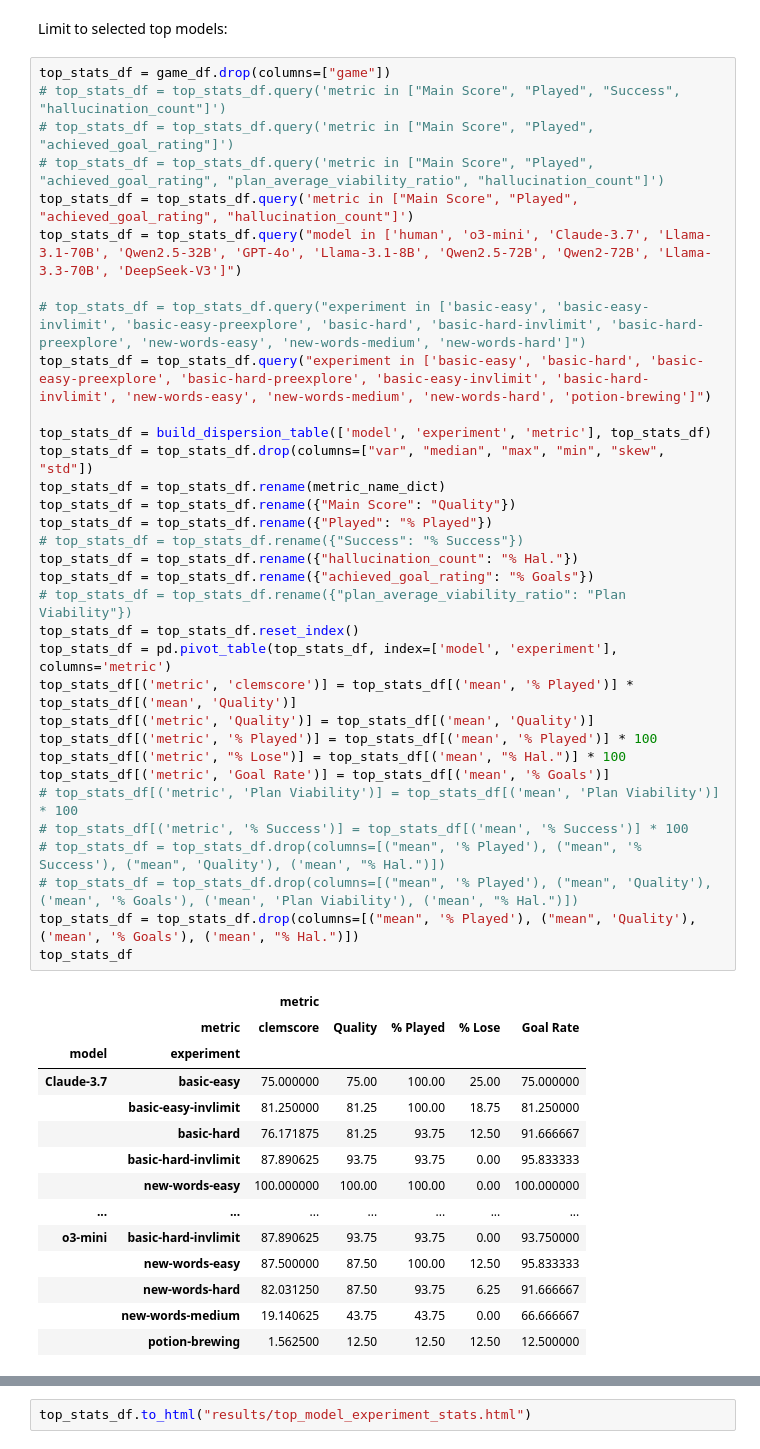
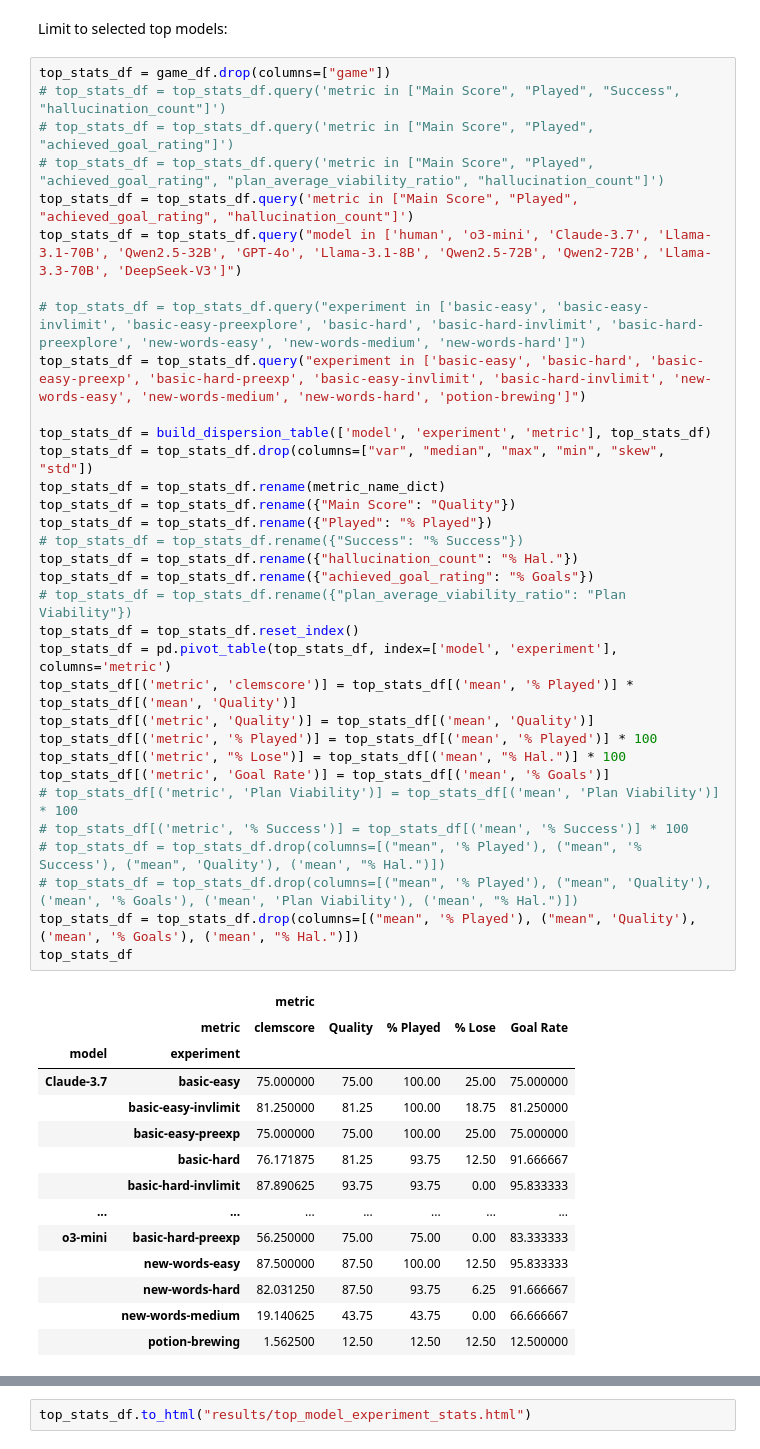
Before and after one commit to jmccardle/AdventureClemGame, a Jupyter notebook: adventuregame_eval_2_3.ipynb, the cells around one changed output, grey strips where cells are left out. Saved outputs shown, nothing was run; the diff lists cells and outputs as text.

```diff
--- a/adventuregame_eval_2_3.ipynb
+++ b/adventuregame_eval_2_3.ipynb
@@ -978,41 +1081,41 @@ top_stats_df = top_stats_df.query('metric in ["Main Score", "Played", "achieved_
 top_stats_df = top_stats_df.query("model in ['human', 'o3-mini', 'Claude-3.7', 'Llama-3.1-70B', 'Qwen2.5-32B', 'GPT-4o', 'Llama-3.1-8B', 'Qwen2.5-72B', 'Qwen2-72B', 'Llama-3.3-70B', 'DeepSeek-V3']")
 
 # top_stats_df = top_stats_df.query("experiment in ['basic-easy', 'basic-easy-invlimit', 'basic-easy-preexplore', 'basic-hard', 'basic-hard-invlimit', 'basic-hard-preexplore', 'new-words-easy', 'new-words-medium', 'new-words-hard']")
-top_stats_df = top_stats_df.query("experiment in ['basic-easy', 'basic-hard', 'basic-easy-preexplore', 'basic-hard-preexplore', 'basic-easy-invlimit', 'basic-hard-invlimit', 'new-words-easy', 'new-words-medium', 'new-words-hard', 'potion-brewing']")
+top_stats_df = top_stats_df.query("experiment in ['basic-easy', 'basic-hard', 'basic-easy-preexp', 'basic-hard-preexp', 'basic-easy-invlimit', 'basic-hard-invlimit', 'new-words-easy', 'new-words-medium', 'new-words-hard', 'potion-brewing']")
 
 top_stats_df = build_dispersion_table(['model', 'experiment', 'metric'], top_stats_df)
 top_stats_df = top_stats_df.drop(columns=["var", "median", "max", "min", "skew", "std"])
 top_stats_df = top_stats_df.rename(metric_name_dict)
 top_stats_df = top_stats_df.rename({"Main Score": "Quality"})
 top_stats_df = top_stats_df.rename({"Played": "% Played"})
 # top_stats_df = top_stats_df.rename({"Success": "% Success"})
 top_stats_df = top_stats_df.rename({"hallucination_count": "% Hal."})
 top_stats_df = top_stats_df.rename({"achieved_goal_rating": "% Goals"})
 # top_stats_df = top_stats_df.rename({"plan_average_viability_ratio": "Plan Viability"})
 top_stats_df = top_stats_df.reset_index()
 top_stats_df = pd.pivot_table(top_stats_df, index=['model', 'experiment'], columns='metric')
 top_stats_df[('metric', 'clemscore')] = top_stats_df[('mean', '% Played')] * top_stats_df[('mean', 'Quality')]
 top_stats_df[('metric', 'Quality')] = top_stats_df[('mean', 'Quality')]
 top_stats_df[('metric', '% Played')] = top_stats_df[('mean', '% Played')] * 100
 top_stats_df[('metric', "% Lose")] = top_stats_df[('mean', "% Hal.")] * 100
 top_stats_df[('metric', 'Goal Rate')] = top_stats_df[('mean', '% Goals')]
 # top_stats_df[('metric', 'Plan Viability')] = top_stats_df[('mean', 'Plan Viability')] * 100
 # top_stats_df[('metric', '% Success')] = top_stats_df[('mean', '% Success')] * 100
 # top_stats_df = top_stats_df.drop(columns=[("mean", '% Played'), ("mean", '% Success'), ("mean", 'Quality'), ('mean', "% Hal.")])
 # top_stats_df = top_stats_df.drop(columns=[("mean", '% Played'), ("mean", 'Quality'), ('mean', '% Goals'), ('mean', 'Plan Viability'), ('mean', "% Hal.")])
 top_stats_df = top_stats_df.drop(columns=[("mean", '% Played'), ("mean", 'Quality'), ('mean', '% Goals'), ('mean', "% Hal.")])
 top_stats_df
 # %% [output]
 |  |  | metric |  |  |  |  |
 |  | metric | clemscore | Quality | % Played | % Lose | Goal Rate |
 | model | experiment |  |  |  |  |  |
 | Claude-3.7 | basic-easy | 75.000000 | 75.00 | 100.00 | 25.00 | 75.000000 |
 |  | basic-easy-invlimit | 81.250000 | 81.25 | 100.00 | 18.75 | 81.250000 |
+|  | basic-easy-preexp | 75.000000 | 75.00 | 100.00 | 25.00 | 75.000000 |
 |  | basic-hard | 76.171875 | 81.25 | 93.75 | 12.50 | 91.666667 |
 |  | basic-hard-invlimit | 87.890625 | 93.75 | 93.75 | 0.00 | 95.833333 |
-|  | new-words-easy | 100.000000 | 100.00 | 100.00 | 0.00 | 100.000000 |
 | ... | ... | ... | ... | ... | ... | ... |
-| o3-mini | basic-hard-invlimit | 87.890625 | 93.75 | 93.75 | 0.00 | 93.750000 |
+| o3-mini | basic-hard-preexp | 56.250000 | 75.00 | 75.00 | 0.00 | 83.333333 |
 |  | new-words-easy | 87.500000 | 87.50 | 100.00 | 12.50 | 95.833333 |
 |  | new-words-hard | 82.031250 | 87.50 | 93.75 | 6.25 | 91.666667 |
 |  | new-words-medium | 19.140625 | 43.75 | 43.75 | 0.00 | 66.666667 |
```
Also changed, not shown: parts of 12 cells of this notebook.
